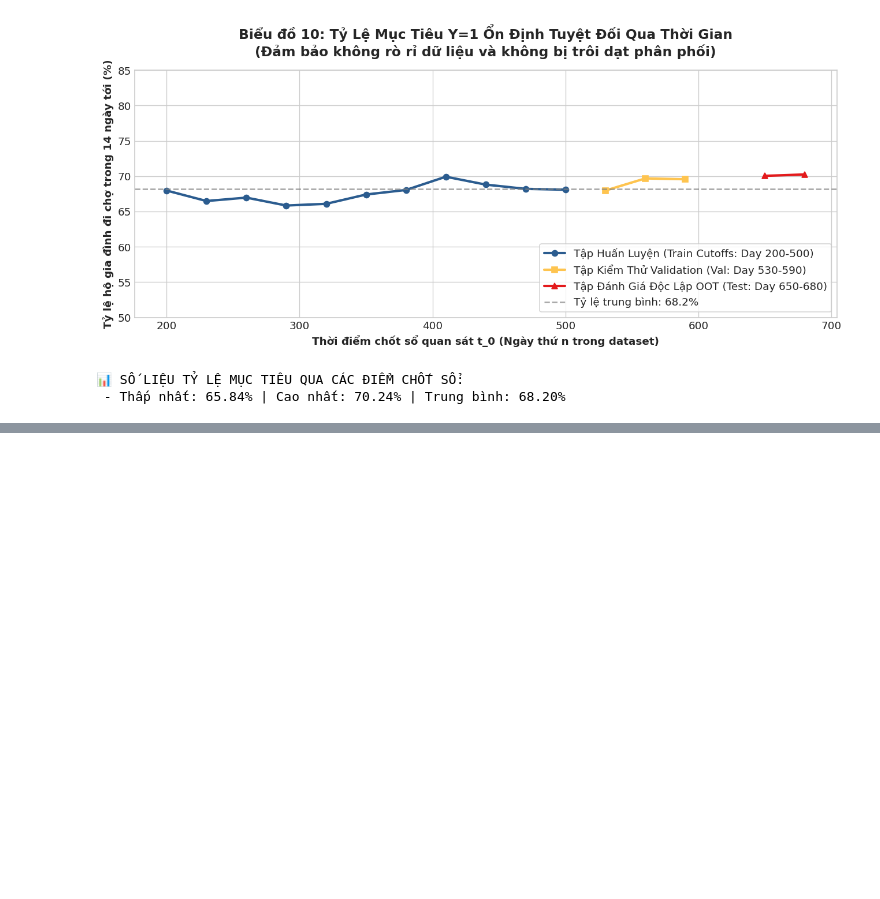
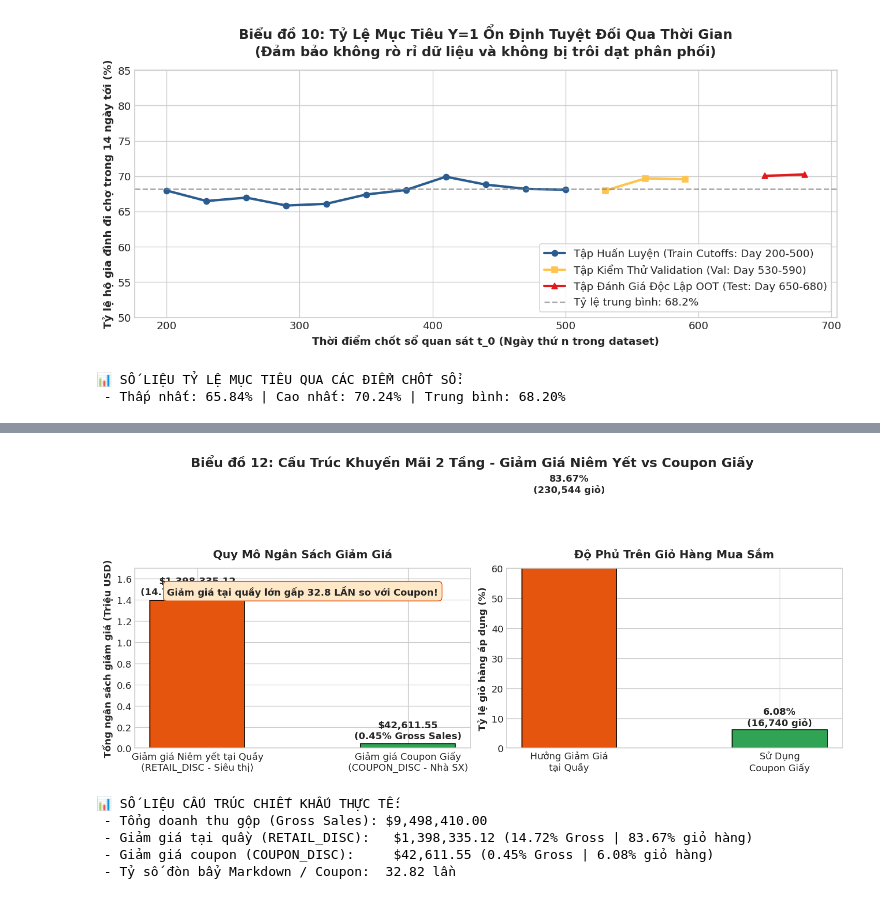
Before and after one commit to kien3007/purchasing-propensity-model, a Jupyter notebook: notebooks/01_eda_and_data_quality.ipynb, the cells around one changed output, grey strips where cells are left out. Drawn from its saved outputs; the diff is of its cells as text; code cells hidden in the pictures; blank space fills up the shorter version.

```diff
--- a/notebooks/01_eda_and_data_quality.ipynb
+++ b/notebooks/01_eda_and_data_quality.ipynb
@@ -499,0 +597,57 @@ print(f" - Thấp nhất: {min(cutoff_rates):.2f}% | Cao nhất: {max(cutoff_rat
+# %%
+# 2. Bóc tách cơ chế chiết khấu 2 tầng: Giảm giá niêm yết tại quầy (RETAIL_DISC) vs Giảm giá Coupon (COUPON_DISC)
+total_retail_disc = abs(df_trans['RETAIL_DISC'].sum())
+total_coupon_disc = abs(df_trans['COUPON_DISC'].sum())
+total_net_sales = df_trans['SALES_VALUE'].sum()
+gross_sales = total_net_sales + total_retail_disc + total_coupon_disc
+
+pct_retail_disc = (total_retail_disc / gross_sales) * 100
+pct_coupon_disc = (total_coupon_disc / gross_sales) * 100
+pct_net_sales = (total_net_sales / gross_sales) * 100
+
+ratio_markdown_coupon = total_retail_disc / total_coupon_disc
+
+baskets_with_retail = (baskets['retail_discount'] < 0).mean() * 100
+baskets_with_coupon = (baskets['coupon_discount'] < 0).mean() * 100
+
+fig, (ax1, ax2) = plt.subplots(1, 2, figsize=(12, 5.2), constrained_layout=True)
+
+# Subplot 1: So sánh tổng ngân sách chiết khấu (Triệu USD)
+categories = ['Giảm giá Niêm yết tại Quầy\n(RETAIL_DISC - Siêu thị)', 'Giảm giá Coupon Giấy\n(COUPON_DISC - Nhà SX)']
+disc_values = [total_retail_disc / 1e6, total_coupon_disc / 1e6]
+colors = ['#e6550d', '#31a354']
+
+bars1 = ax1.bar(categories, disc_values, color=colors, edgecolor='black', width=0.45)
+ax1.set_ylabel('Tổng ngân sách giảm giá (Triệu USD)', fontweight='bold')
+ax1.set_title('Quy Mô Ngân Sách Giảm Giá', fontweight='bold', fontsize=13, pad=12)
+ax1.set_ylim(0, 1.7)
+ax1.text(0, disc_values[0] + 0.05, f'${total_retail_disc:,.2f}\n({pct_retail_disc:.2f}% Gross Sales)', ha='center', fontweight='bold', fontsize=11)
+ax1.text(1, disc_values[1] + 0.05, f'${total_coupon_disc:,.2f}\n({pct_coupon_disc:.2f}% Gross Sales)', ha='center', fontweight='bold', fontsize=11)
+ax1.text(0.5, 0.85, f'Giảm giá tại quầy lớn gấp {ratio_markdown_coupon:.1f} LẦN so với Coupon!', transform=ax1.transAxes, ha='center', fontsize=11, fontweight='bold', bbox=dict(boxstyle='round,pad=0.4', facecolor='#fee8c8', edgecolor='#e6550d'))
+
+# Subplot 2: Tỷ lệ giỏ hàng được hưởng chiết khấu (%)
+coverage_cats = ['Hưởng Giảm Giá\ntại Quầy', 'Sử Dụng\nCoupon Giấy']
+cov_values = [baskets_with_retail, baskets_with_coupon]
+bars2 = ax2.bar(coverage_cats, cov_values, color=colors, edgecolor='black', width=0.45)
+ax2.set_ylabel('Tỷ lệ giỏ hàng áp dụng (%)', fontweight='bold')
+ax2.set_title('Độ Phủ Trên Giỏ Hàng Mua Sắm', fontweight='bold', fontsize=13, pad=12)
+ax2.set_ylim(0, 60)
+ax2.text(0, cov_values[0] + 1.5, f'{cov_values[0]:.2f}%\n({int(len(baskets)*cov_values[0]/100):,} giỏ)', ha='center', fontweight='bold', fontsize=11)
+ax2.text(1, cov_values[1] + 1.5, f'{cov_values[1]:.2f}%\n({int(len(baskets)*cov_values[1]/100):,} giỏ)', ha='center', fontweight='bold', fontsize=11)
+
+fig.suptitle('Biểu đồ 12: Cấu Trúc Khuyến Mãi 2 Tầng - Giảm Giá Niêm Yết vs Coupon Giấy', fontsize=15, fontweight='bold')
+plt.savefig(FIG_DIR / '20_markdown_vs_coupon_spend.png', dpi=150)
+plt.show()
+
+print("📊 SỐ LIỆU CẤU TRÚC CHIẾT KHẤU THỰC TẾ:")
+print(f" - Tổng doanh thu gộp (Gross Sales): ${gross_sales:,.2f}")
+print(f" - Giảm giá tại quầy (RETAIL_DISC):   ${total_retail_disc:,.2f} ({pct_retail_disc:.2f}% Gross | {baskets_with_retail:.2f}% giỏ hàng)")
+print(f" - Giảm giá coupon (COUPON_DISC):     ${total_coupon_disc:,.2f} ({pct_coupon_disc:.2f}% Gross | {baskets_with_coupon:.2f}% giỏ hàng)")
+print(f" - Tỷ số đòn bẩy Markdown / Coupon:  {ratio_markdown_coupon:.2f} lần")
+# %% [output]
+[figure, added]
+📊 SỐ LIỆU CẤU TRÚC CHIẾT KHẤU THỰC TẾ:
+ - Tổng doanh thu gộp (Gross Sales): $9,498,410.00
+ - Giảm giá tại quầy (RETAIL_DISC):   $1,398,335.12 (14.72% Gross | 83.67% giỏ hàng)
+ - Giảm giá coupon (COUPON_DISC):     $42,611.55 (0.45% Gross | 6.08% giỏ hàng)
+ - Tỷ số đòn bẩy Markdown / Coupon:  32.82 lần
```
Also changed, not shown: parts of 15 cells of this notebook, 10 other files.
